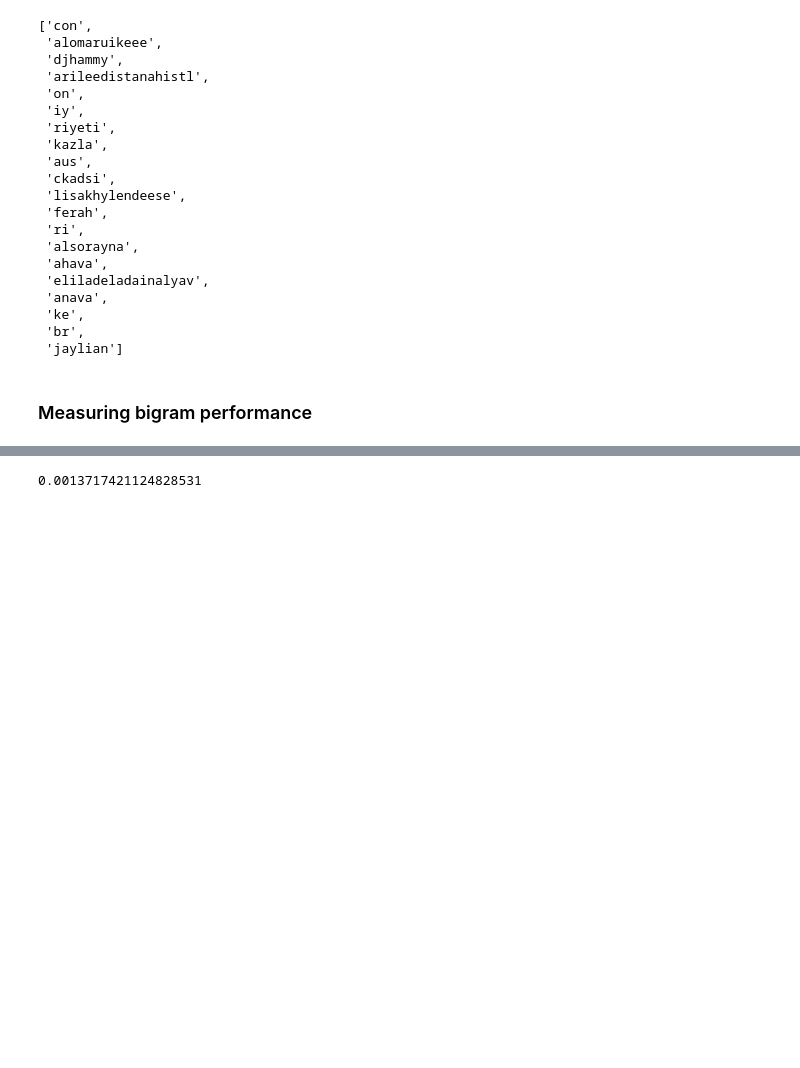
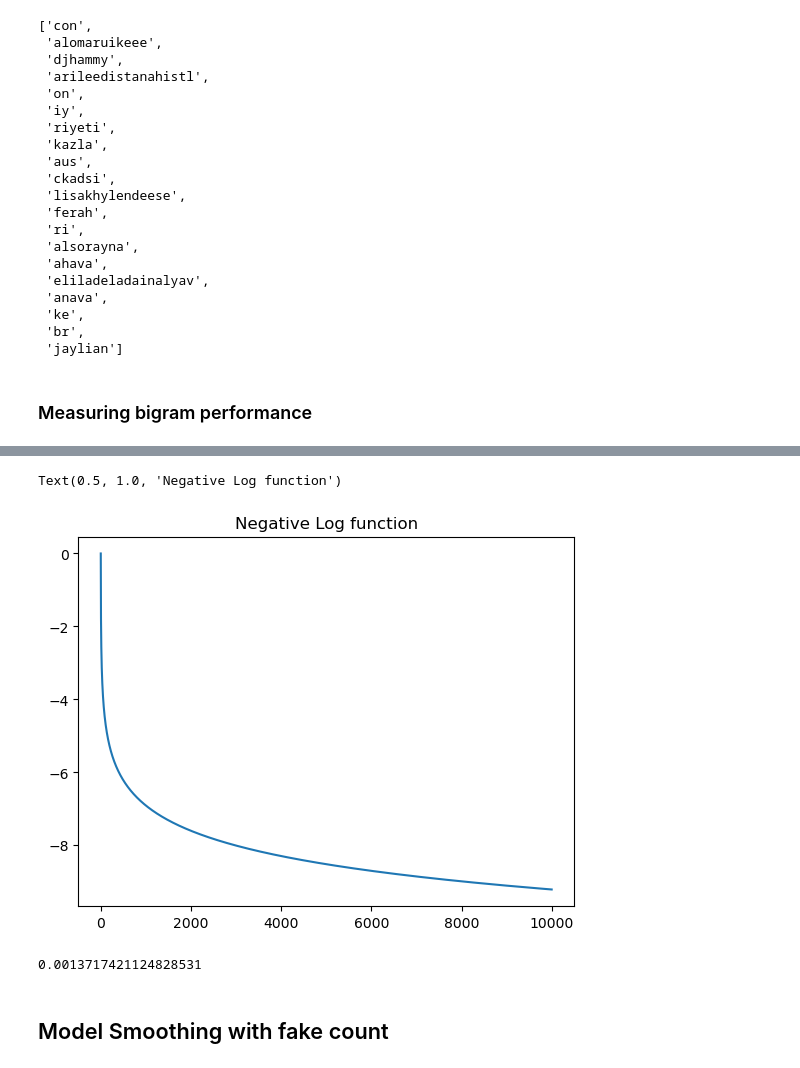
Before and after one commit to Rahuketu86/minion, a Jupyter notebook: nbs/03_makemore.bigram.ipynb, the cells around one changed output, grey strips where cells are left out. Cells and saved outputs as stored; diff of their text form; code cells hidden in the pictures; blank space fills up the shorter version.

```diff
--- a/nbs/03_makemore.bigram.ipynb
+++ b/nbs/03_makemore.bigram.ipynb
@@ -540,5 +552,15 @@ tensor([52.7334], dtype=torch.float64)
 :::
+# %%
+xs = torch.arange(1, 10000, 1)
+ys = -xs.log()
+plt.plot(xs, ys)
+plt.title("Negative Log function")
+# %% [output]
+Text(0.5, 1.0, 'Negative Log function')
+[figure, added]
 # %%
 1/len(s2i)**2
 # %% [output]
 0.0013717421124828531
+# %% [markdown]
+## Model Smoothing with fake count
```
Also changed, not shown: parts of 32 cells of this notebook, 1 other file.
